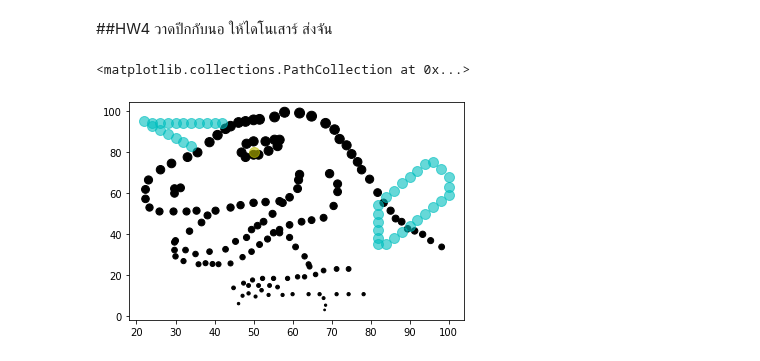
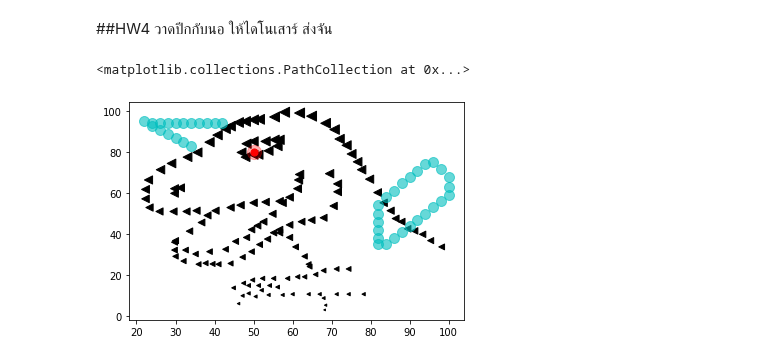
Before and after one commit to dinsor17/KKU_Data_mining, a Jupyter notebook: Data102.ipynb, the cells around one changed output. Drawn from its saved outputs; the diff is of its cells as text; code cells hidden in the pictures.

```diff
--- a/Data102.ipynb
+++ b/Data102.ipynb
@@ -126,9 +126,10 @@ plt.scatter([44,42,50],[15,14,80],s=250,alpha=0.6)
 # %% [markdown]
 ##HW4 วาดปีกกับนอ ให้ไดโนเสาร์ ส่งจัน
 # %%
-plt.scatter(data['x'],data['y'],s=data['y'],c='k')
+plt.scatter(data['x'],data['y'],s=data['y'],c='k',marker='<') #ตัว
+plt.scatter([50],[80],s=50,c='r')
+plt.scatter([50],[80],s=200,alpha=0.3,c='r')
 plt.scatter([34,32,30,28,26,24,22,24,26,28,30,32,34,36,38,40,42,84,86,88,90,92,94,96,98,100,100,100,98,96,94,92,90,88,86,84,82,82,82,82,82,82],[83,85,87,89,91,93,95,94,94,94,94,94,94,94,94,94,94,35,38,41,44,47,50,53,56,59,63,68,72,75,74,71,68,65,61,58,54,50,46,42,38,35],s=100,alpha=0.6,c='c')
-plt.scatter([50],[80],s=100,alpha=0.6,c='y')
 # %% [output]
 <matplotlib.collections.PathCollection at 0x...>
-[figure, old version]
+[figure, new version]
```
